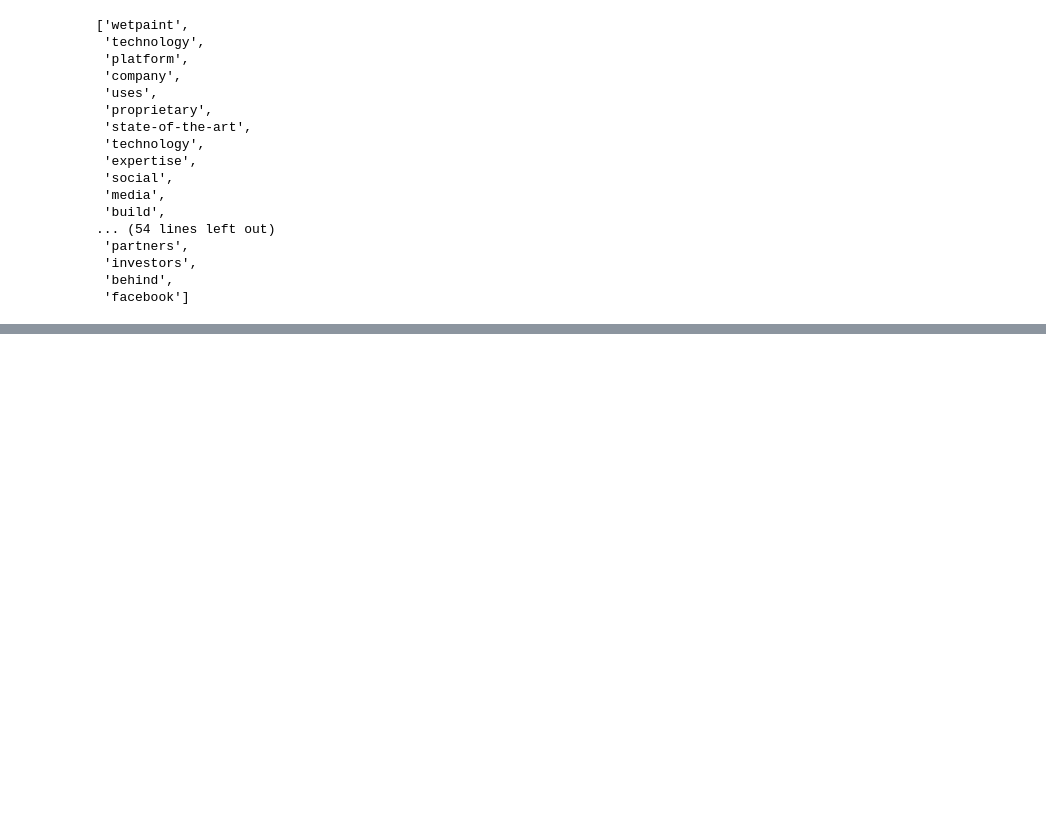
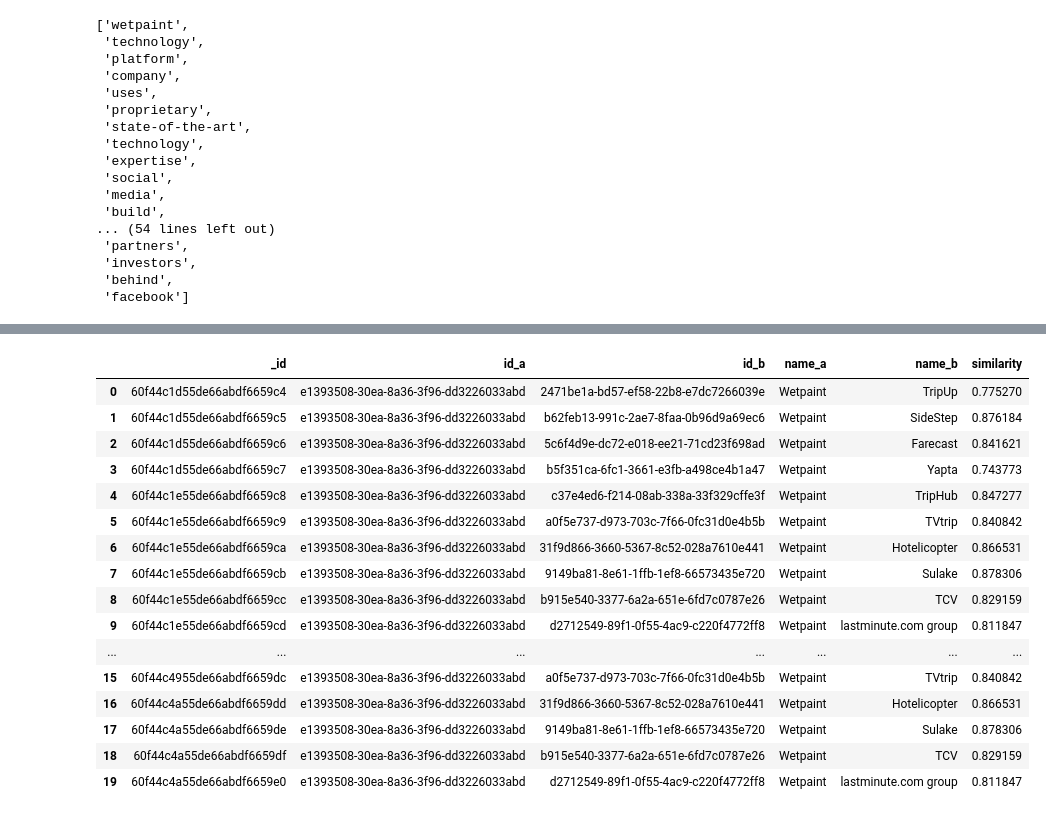
Before and after one commit to csynbiosys/dissertations-2021-info, a Jupyter notebook: xing_liu_find/word_embedding.ipynb, the cells around one changed output, grey strips where cells are left out. Saved outputs shown, nothing was run; the diff lists cells and outputs as text; code cells hidden in the pictures; blank space fills up the shorter version.

```diff
--- a/xing_liu_find/word_embedding.ipynb
+++ b/xing_liu_find/word_embedding.ipynb
@@ -372,0 +272,5 @@ data.shape
+# %%
+import pymongo
+client = pymongo.MongoClient(host='localhost', port=27017)
+db = client['startups']
+collection = db.similarities
@@ -372,0 +365,3 @@ data.shape
+# %%
+results = collection.find({"name_a":"Airbnb"})
+ls = list(results)
@@ -372,0 +378,22 @@ data.shape
+# %%
+ls = list(results)
+# %%
+pd.DataFrame(ls)
+# %% [output]
+|  | _id | id_a | id_b | name_a | name_b | similarity |
+| 0 | 60f44c1d55de66abdf6659c4 | e1393508-30ea-8a36-3f96-dd3226033abd | 2471be1a-bd57-ef58-22b8-e7dc7266039e | Wetpaint | TripUp | 0.775270 |
+| 1 | 60f44c1d55de66abdf6659c5 | e1393508-30ea-8a36-3f96-dd3226033abd | b62feb13-991c-2ae7-8faa-0b96d9a69ec6 | Wetpaint | SideStep | 0.876184 |
+| 2 | 60f44c1d55de66abdf6659c6 | e1393508-30ea-8a36-3f96-dd3226033abd | 5c6f4d9e-dc72-e018-ee21-71cd23f698ad | Wetpaint | Farecast | 0.841621 |
+| 3 | 60f44c1d55de66abdf6659c7 | e1393508-30ea-8a36-3f96-dd3226033abd | b5f351ca-6fc1-3661-e3fb-a498ce4b1a47 | Wetpaint | Yapta | 0.743773 |
+| 4 | 60f44c1e55de66abdf6659c8 | e1393508-30ea-8a36-3f96-dd3226033abd | c37e4ed6-f214-08ab-338a-33f329cffe3f | Wetpaint | TripHub | 0.847277 |
+| 5 | 60f44c1e55de66abdf6659c9 | e1393508-30ea-8a36-3f96-dd3226033abd | a0f5e737-d973-703c-7f66-0fc31d0e4b5b | Wetpaint | TVtrip | 0.840842 |
+| 6 | 60f44c1e55de66abdf6659ca | e1393508-30ea-8a36-3f96-dd3226033abd | 31f9d866-3660-5367-8c52-028a7610e441 | Wetpaint | Hotelicopter | 0.866531 |
+| 7 | 60f44c1e55de66abdf6659cb | e1393508-30ea-8a36-3f96-dd3226033abd | 9149ba81-8e61-1ffb-1ef8-66573435e720 | Wetpaint | Sulake | 0.878306 |
+| 8 | 60f44c1e55de66abdf6659cc | e1393508-30ea-8a36-3f96-dd3226033abd | b915e540-3377-6a2a-651e-6fd7c0787e26 | Wetpaint | TCV | 0.829159 |
+| 9 | 60f44c1e55de66abdf6659cd | e1393508-30ea-8a36-3f96-dd3226033abd | d2712549-89f1-0f55-4ac9-c220f4772ff8 | Wetpaint | lastminute.com group | 0.811847 |
+| ... | ... | ... | ... | ... | ... | ... |
+| 15 | 60f44c4955de66abdf6659dc | e1393508-30ea-8a36-3f96-dd3226033abd | a0f5e737-d973-703c-7f66-0fc31d0e4b5b | Wetpaint | TVtrip | 0.840842 |
+| 16 | 60f44c4a55de66abdf6659dd | e1393508-30ea-8a36-3f96-dd3226033abd | 31f9d866-3660-5367-8c52-028a7610e441 | Wetpaint | Hotelicopter | 0.866531 |
+| 17 | 60f44c4a55de66abdf6659de | e1393508-30ea-8a36-3f96-dd3226033abd | 9149ba81-8e61-1ffb-1ef8-66573435e720 | Wetpaint | Sulake | 0.878306 |
+| 18 | 60f44c4a55de66abdf6659df | e1393508-30ea-8a36-3f96-dd3226033abd | b915e540-3377-6a2a-651e-6fd7c0787e26 | Wetpaint | TCV | 0.829159 |
+| 19 | 60f44c4a55de66abdf6659e0 | e1393508-30ea-8a36-3f96-dd3226033abd | d2712549-89f1-0f55-4ac9-c220f4772ff8 | Wetpaint | lastminute.com group | 0.811847 |
```
Also changed, not shown: parts of 62 cells of this notebook, 12 other files.
